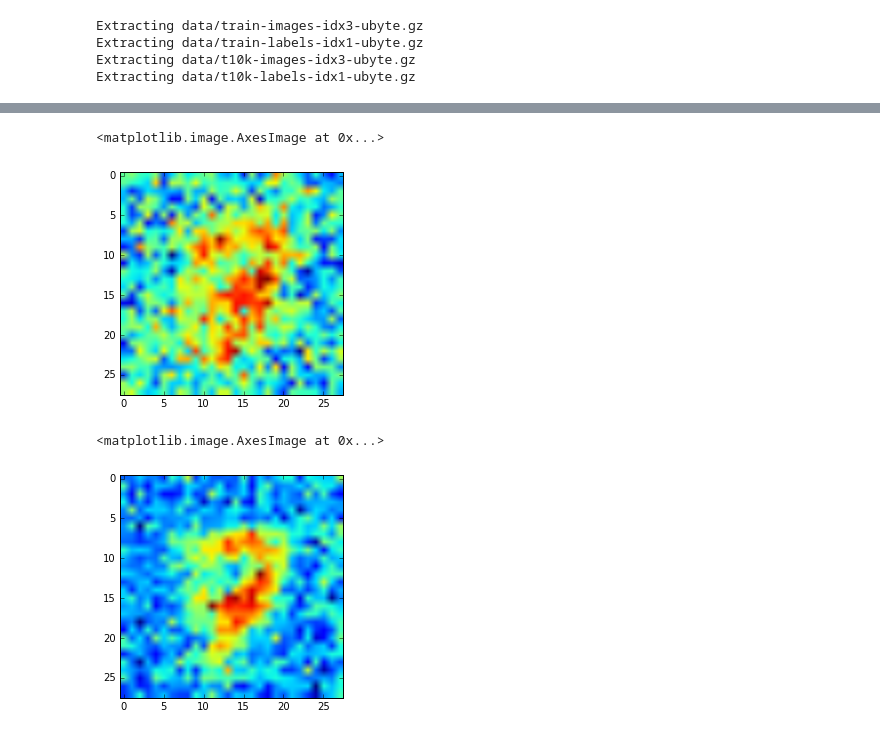
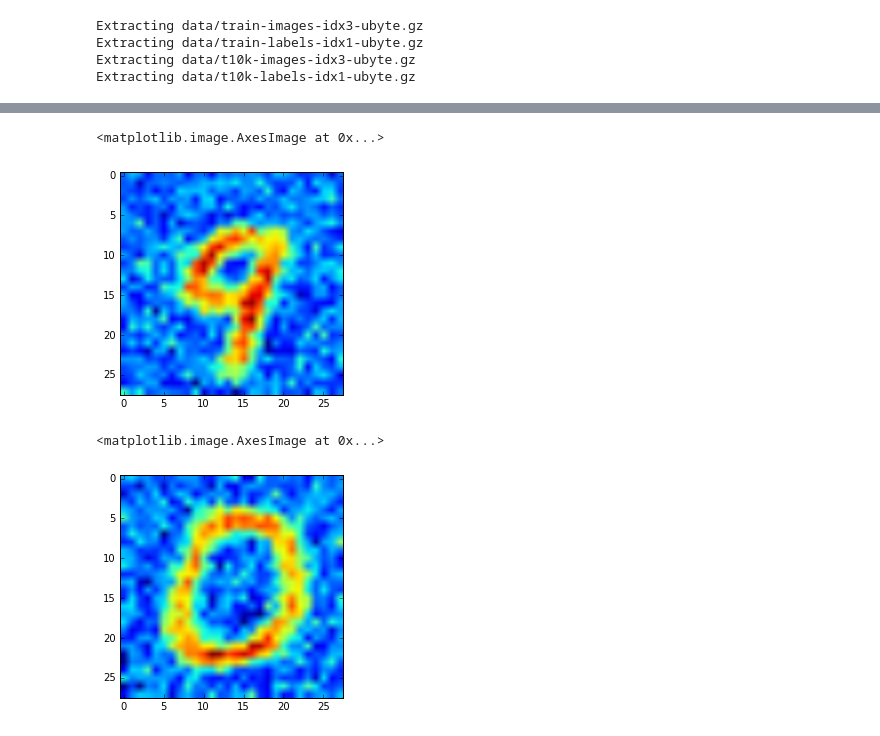
Before and after one commit to PretentiousOnPurpose/NISB_DL, a Jupyter notebook: Autoencoder/Reproducing Digits v1.ipynb, the cells around one changed output, grey strips where cells are left out. Cells and saved outputs as stored; diff of their text form; code cells hidden in the pictures.

```diff
--- a/Autoencoder/Reproducing Digits v1.ipynb
+++ b/Autoencoder/Reproducing Digits v1.ipynb
@@ -31,6 +31,7 @@ opt = tf.train.AdagradOptimizer(learning_rate=0.5).minimize(loss)
 sess = tf.Session()
 sess.run(tf.global_variables_initializer())
 
-for e in range(100):
-    print("epoch: ", e)
+for e in range(750):
+    if e % 100 == 0:
+        print("epoch: ", e)
     sess.run(opt , feed_dict={X:data.train.images.reshape((-1, 784))})
@@ -55,15 +40,15 @@ epoch:  99
 # %%
 # with 10 Epochs
-res = sess.run(Z4, feed_dict={X:data.test.images[144].reshape(1 , 784)})
+res = sess.run(Z4, feed_dict={X:data.test.images[12].reshape(1 , 784)})
 # %%
 plt.imshow(res.reshape((28, 28)))
 # %% [output]
 <matplotlib.image.AxesImage at 0x...>
-[figure, old version]
+[figure, new version]
 # %%
 # with 100 Epochs
-res1 = sess.run(Z4, feed_dict={X:data.test.images[144].reshape(1 , 784)})
+res1 = sess.run(Z4, feed_dict={X:data.test.images[10].reshape(1 , 784)})
 plt.imshow(res1.reshape((28, 28)))
 # %% [output]
 <matplotlib.image.AxesImage at 0x...>
-[figure, old version]
+[figure, new version]
```
Also changed, not shown: parts of 5 cells of this notebook.
